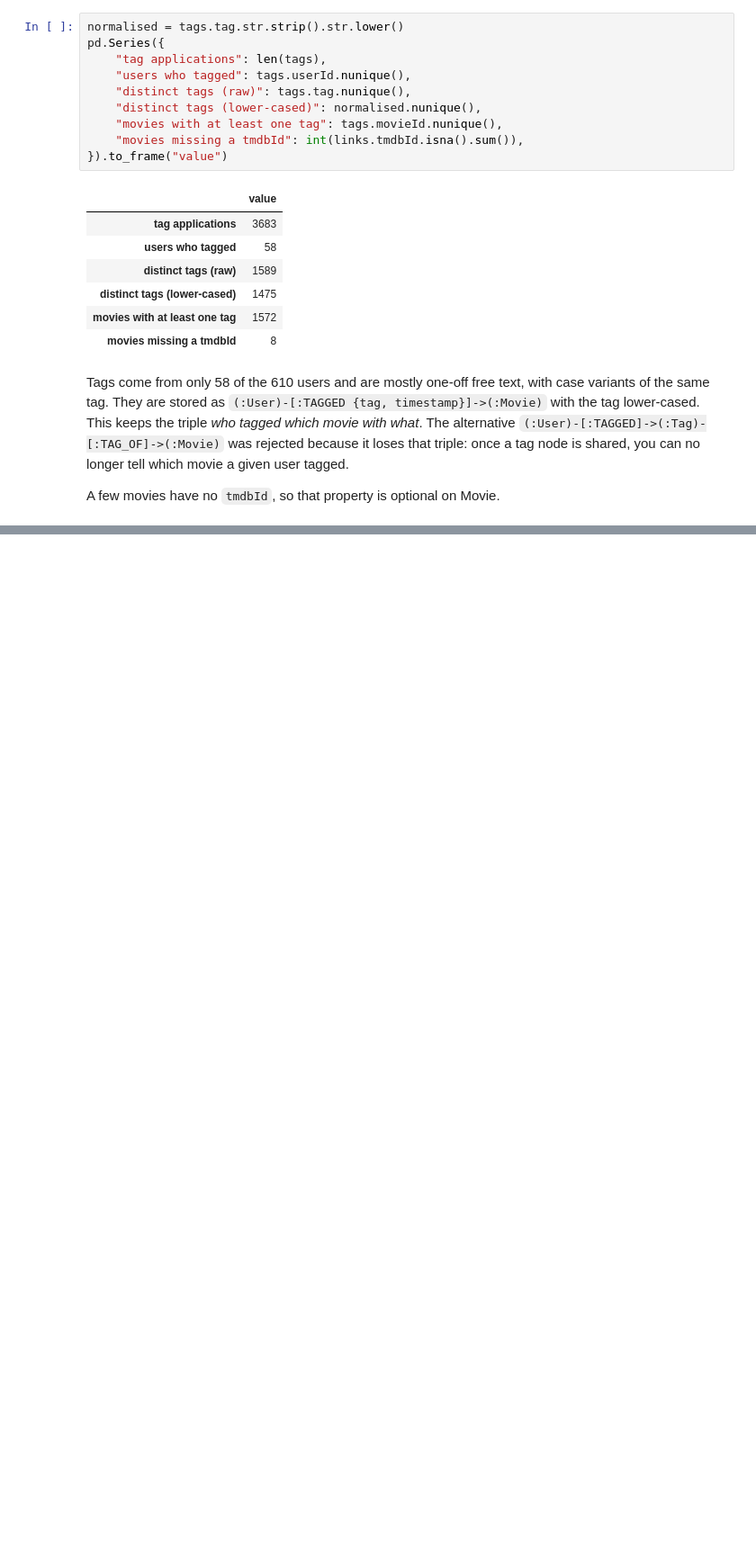
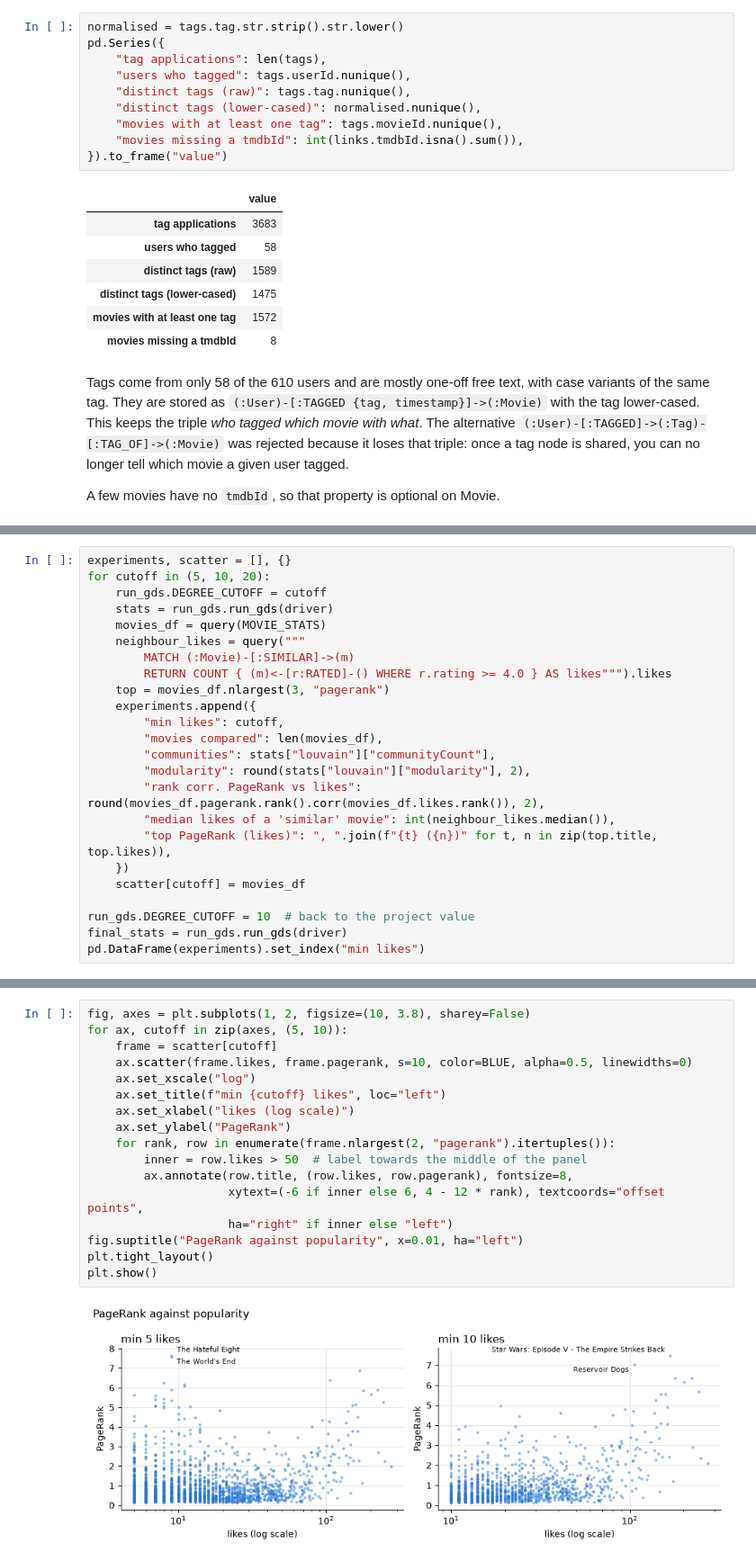
Before and after one commit to Jawadmallat/aidams-3A-kg-project-jawad-charles-erdem, a Jupyter notebook: demo.ipynb, the cells around one changed output, grey strips where cells are left out. Shown at 90% size. Saved outputs shown, nothing was run; the diff lists cells and outputs as text; blank space fills up the shorter version.

Commit message:
docs: justify the similarity cutoff and show GDS results in the notebook

```diff
--- a/demo.ipynb
+++ b/demo.ipynb
@@ -269,0 +312,24 @@ A few movies have no `tmdbId`, so that property is optional on Movie.
+# %%
+experiments, scatter = [], {}
+for cutoff in (5, 10, 20):
+    run_gds.DEGREE_CUTOFF = cutoff
+    stats = run_gds.run_gds(driver)
+    movies_df = query(MOVIE_STATS)
+    neighbour_likes = query("""
+        MATCH (:Movie)-[:SIMILAR]->(m)
+        RETURN COUNT { (m)<-[r:RATED]-() WHERE r.rating >= 4.0 } AS likes""").likes
+    top = movies_df.nlargest(3, "pagerank")
+    experiments.append({
+        "min likes": cutoff,
+        "movies compared": len(movies_df),
+        "communities": stats["louvain"]["communityCount"],
+        "modularity": round(stats["louvain"]["modularity"], 2),
+        "rank corr. PageRank vs likes": round(movies_df.pagerank.rank().corr(movies_df.likes.rank()), 2),
+        "median likes of a 'similar' movie": int(neighbour_likes.median()),
+        "top PageRank (likes)": ", ".join(f"{t} ({n})" for t, n in zip(top.title, top.likes)),
+    })
+    scatter[cutoff] = movies_df
+
+run_gds.DEGREE_CUTOFF = 10  # back to the project value
+final_stats = run_gds.run_gds(driver)
+pd.DataFrame(experiments).set_index("min likes")
@@ -269,0 +342,19 @@ A few movies have no `tmdbId`, so that property is optional on Movie.
+# %%
+fig, axes = plt.subplots(1, 2, figsize=(10, 3.8), sharey=False)
+for ax, cutoff in zip(axes, (5, 10)):
+    frame = scatter[cutoff]
+    ax.scatter(frame.likes, frame.pagerank, s=10, color=BLUE, alpha=0.5, linewidths=0)
+    ax.set_xscale("log")
+    ax.set_title(f"min {cutoff} likes", loc="left")
+    ax.set_xlabel("likes (log scale)")
+    ax.set_ylabel("PageRank")
+    for rank, row in enumerate(frame.nlargest(2, "pagerank").itertuples()):
+        inner = row.likes > 50  # label towards the middle of the panel
+        ax.annotate(row.title, (row.likes, row.pagerank), fontsize=8,
+                    xytext=(-6 if inner else 6, 4 - 12 * rank), textcoords="offset points",
+                    ha="right" if inner else "left")
+fig.suptitle("PageRank against popularity", x=0.01, ha="left")
+plt.tight_layout()
+plt.show()
+# %% [output]
+[figure, added]
```
Also changed, not shown: parts of 13 cells of this notebook.
